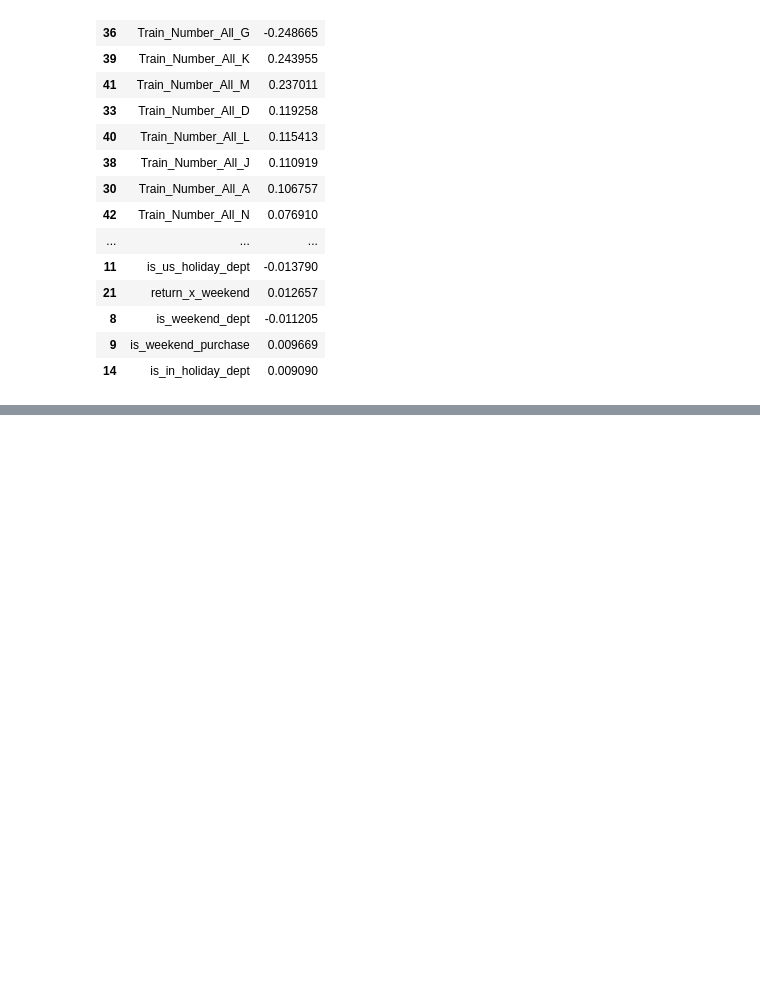
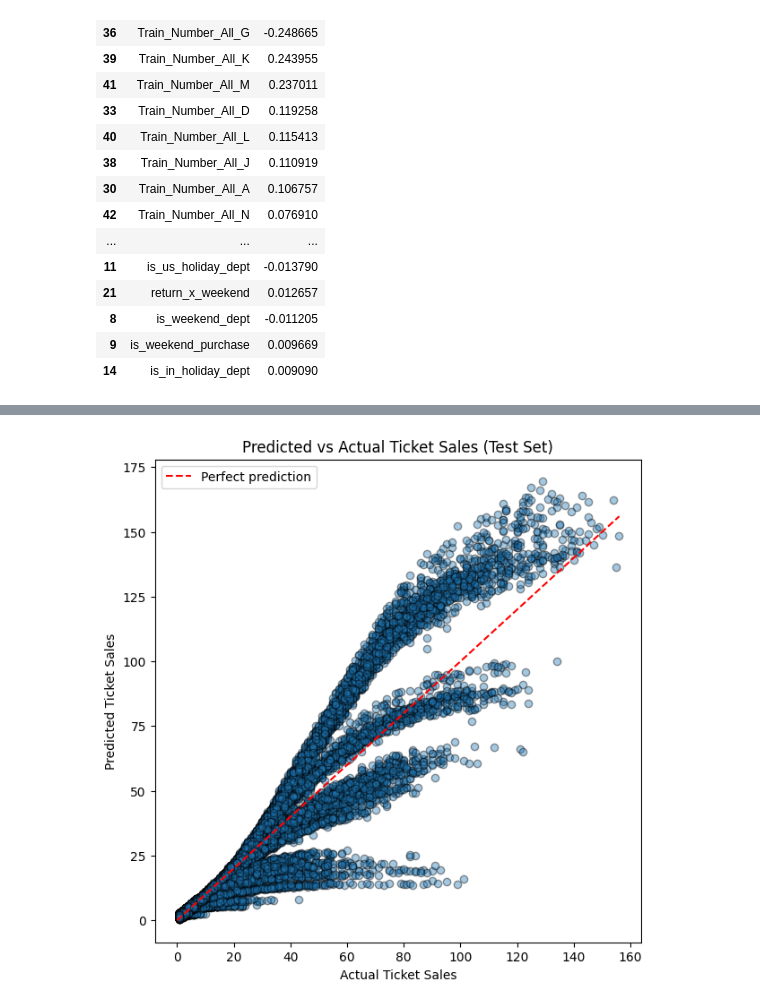
Before and after one commit to WildSphee/5101_train_ticket_prediction, a Jupyter notebook: 2_model_training.ipynb, the cells around one changed output, grey strips where cells are left out. Drawn from its saved outputs; the diff is of its cells as text; code cells hidden in the pictures; blank space fills up the shorter version.

```diff
--- a/2_model_training.ipynb
+++ b/2_model_training.ipynb
@@ -324,0 +334,21 @@ Stability selection (bootstrap): keeps features repeatedly chosen across resampl
+# %%
+import matplotlib.pyplot as plt
+import numpy as np
+
+# Predict on the test set (refitted LinearRegression)
+y_pred_log = lin.predict(pre_readable.transform(X_test)[:, selector])
+y_pred = np.exp(y_pred_log) - 1   # back-transform
+
+# True values
+y_true = np.expm1(y_test)  # since y_test was log1p(sales)
+
+plt.figure(figsize=(7,7))
+plt.scatter(y_true, y_pred, alpha=0.4, edgecolor="k")
+plt.plot([0, max(y_true)], [0, max(y_true)], "r--", label="Perfect prediction")
+plt.xlabel("Actual Ticket Sales")
+plt.ylabel("Predicted Ticket Sales")
+plt.title("Predicted vs Actual Ticket Sales (Test Set)")
+plt.legend()
+plt.show()
+# %% [output]
+[figure, added]
```
Also changed, not shown: parts of 7 cells of this notebook.
